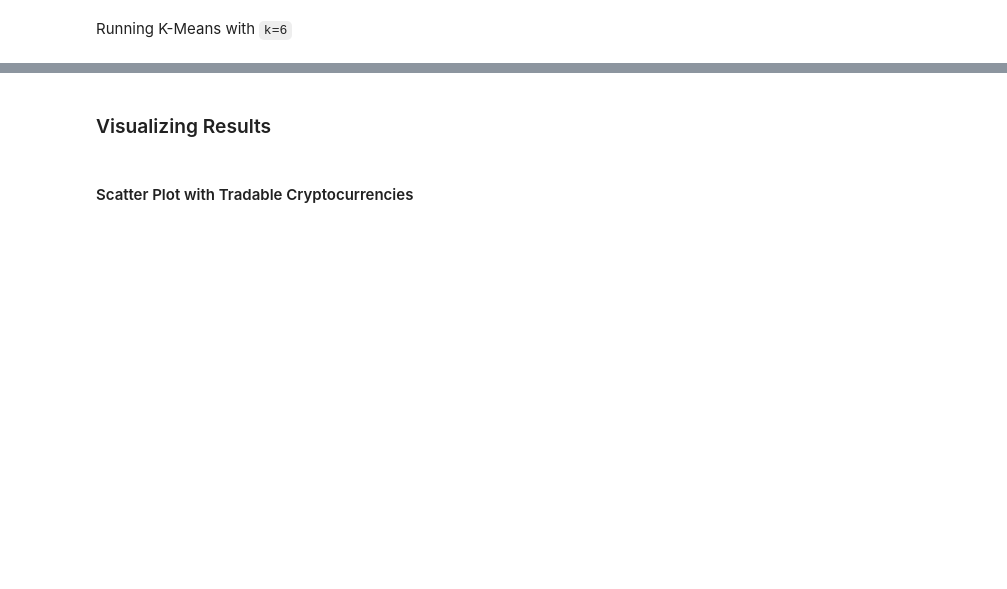
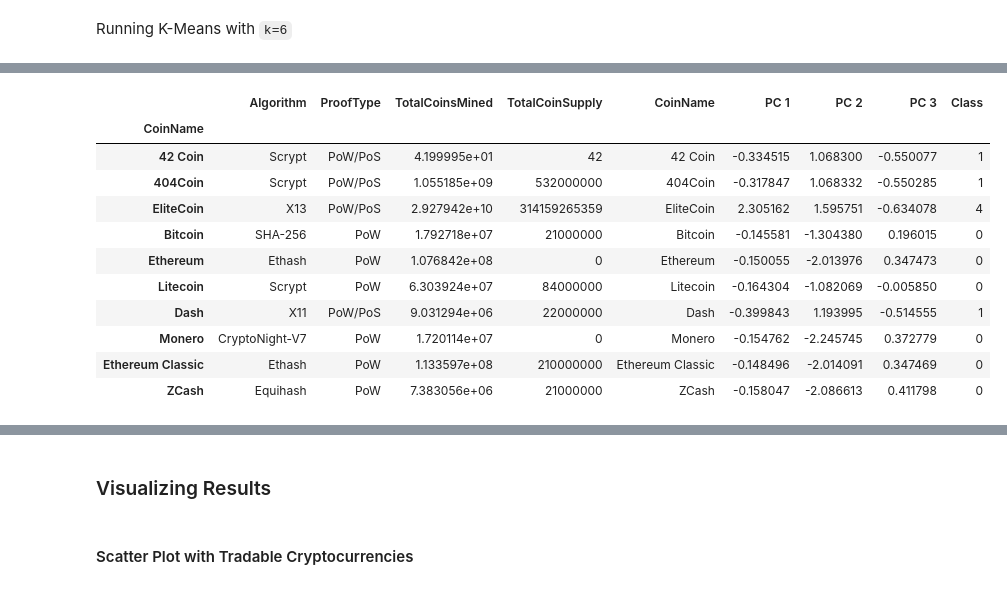
Before and after one commit to laramiedunlap/unit13-challenge, a Jupyter notebook: ClusteringCrypto/crypto_clustering.ipynb, the cells around one changed output, grey strips where cells are left out. Drawn from its saved outputs; the diff is of its cells as text; code cells hidden in the pictures; blank space fills up the shorter version.

```diff
--- a/ClusteringCrypto/crypto_clustering.ipynb
+++ b/ClusteringCrypto/crypto_clustering.ipynb
@@ -174,0 +180,18 @@ plot_first3(pca_df,'Class')
+# %%
+crypto_df['CoinName'] = pca_df.index
+crypto_df.set_index(crypto_df_index, inplace=True)
+clustered_df = pd.concat([crypto_df, pca_df], axis=1)
+clustered_df.head(10)
+# %% [output]
+|  | Algorithm | ProofType | TotalCoinsMined | TotalCoinSupply | CoinName | PC 1 | PC 2 | PC 3 | Class |
+| CoinName |  |  |  |  |  |  |  |  |  |
+| 42 Coin | Scrypt | PoW/PoS | 4.199995e+01 | 42 | 42 Coin | -0.334515 | 1.068300 | -0.550077 | 1 |
+| 404Coin | Scrypt | PoW/PoS | 1.055185e+09 | 532000000 | 404Coin | -0.317847 | 1.068332 | -0.550285 | 1 |
+| EliteCoin | X13 | PoW/PoS | 2.927942e+10 | 314159265359 | EliteCoin | 2.305162 | 1.595751 | -0.634078 | 4 |
+| Bitcoin | SHA-256 | PoW | 1.792718e+07 | 21000000 | Bitcoin | -0.145581 | -1.304380 | 0.196015 | 0 |
+| Ethereum | Ethash | PoW | 1.076842e+08 | 0 | Ethereum | -0.150055 | -2.013976 | 0.347473 | 0 |
+| Litecoin | Scrypt | PoW | 6.303924e+07 | 84000000 | Litecoin | -0.164304 | -1.082069 | -0.005850 | 0 |
+| Dash | X11 | PoW/PoS | 9.031294e+06 | 22000000 | Dash | -0.399843 | 1.193995 | -0.514555 | 1 |
+| Monero | CryptoNight-V7 | PoW | 1.720114e+07 | 0 | Monero | -0.154762 | -2.245745 | 0.372779 | 0 |
+| Ethereum Classic | Ethash | PoW | 1.133597e+08 | 210000000 | Ethereum Classic | -0.148496 | -2.014091 | 0.347469 | 0 |
+| ZCash | Equihash | PoW | 7.383056e+06 | 21000000 | ZCash | -0.158047 | -2.086613 | 0.411798 | 0 |
```
Also changed, not shown: parts of 14 cells of this notebook, 1 other file.
